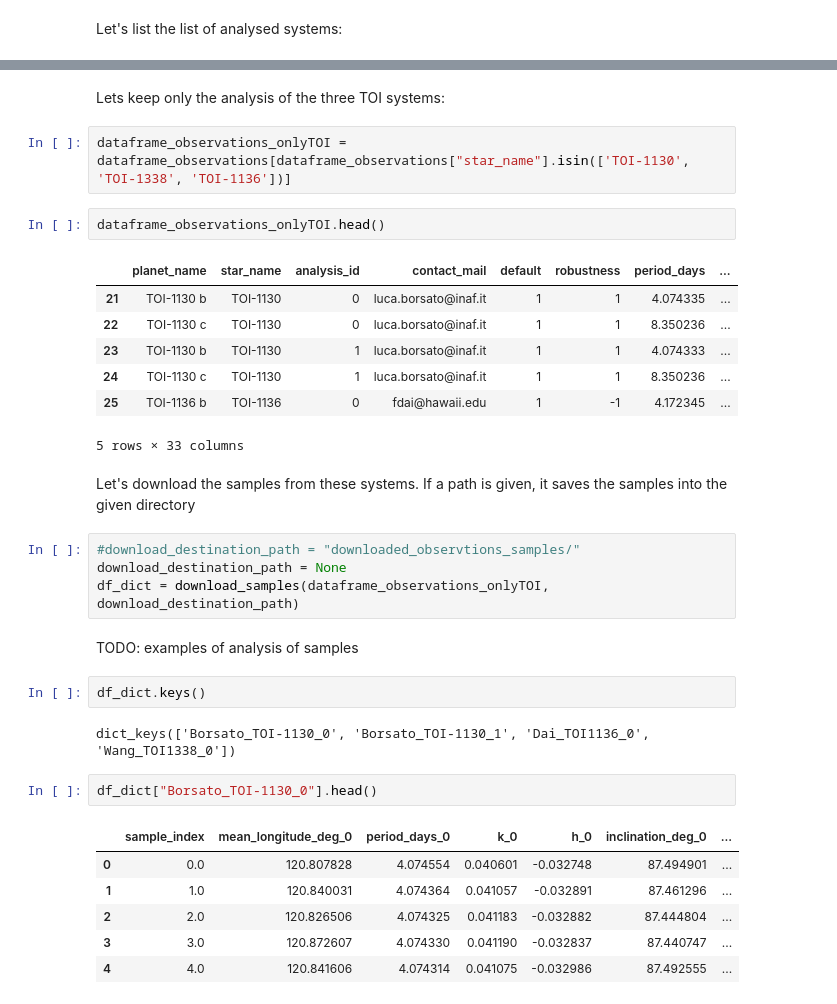
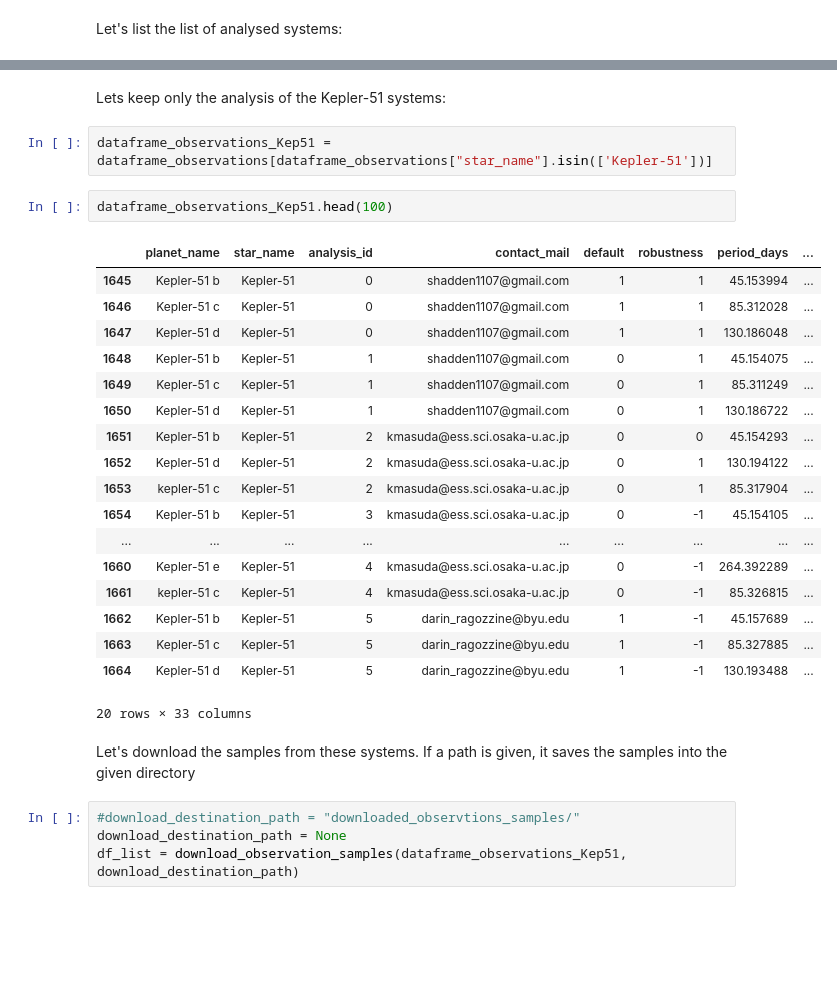
Before and after one commit to adleleu/resonantstate, a Jupyter notebook: nbs/notebook_observations.ipynb, the cells around one changed output, grey strips where cells are left out. Cells and saved outputs as stored; diff of their text form; blank space fills up the shorter version.

Commit message:
adapt the download function to the new format of the resonant state catalog, add file with metadata table entries and urls

```diff
--- a/nbs/notebook_observations.ipynb
+++ b/nbs/notebook_observations.ipynb
@@ -73,35 +76,31 @@ array(['TRAPPIST-1', 'Kepler-117', 'Kepler-419', 'WASP-148', 'WASP-47',
 # %% [markdown]
-Lets keep only the analysis of the three TOI systems:
+Lets keep only the analysis of the Kepler-51 systems:
-# %%
-dataframe_observations_onlyTOI = dataframe_observations[dataframe_observations["star_name"].isin(['TOI-1130', 'TOI-1338', 'TOI-1136'])]
-# %%
-dataframe_observations_onlyTOI.head()
-# %% [output]
-|  | planet_name | star_name | analysis_id | contact_mail | default | robustness | period_days | ... |
-| 21 | TOI-1130 b | TOI-1130 | 0 | luca.borsato@inaf.it | 1 | 1 | 4.074335 | ... |
-| 22 | TOI-1130 c | TOI-1130 | 0 | luca.borsato@inaf.it | 1 | 1 | 8.350236 | ... |
-| 23 | TOI-1130 b | TOI-1130 | 1 | luca.borsato@inaf.it | 1 | 1 | 4.074333 | ... |
-| 24 | TOI-1130 c | TOI-1130 | 1 | luca.borsato@inaf.it | 1 | 1 | 8.350236 | ... |
-| 25 | TOI-1136 b | TOI-1136 | 0 | fdai@hawaii.edu | 1 | -1 | 4.172345 | ... |
-5 rows × 33 columns
+# %%
+dataframe_observations_Kep51 = dataframe_observations[dataframe_observations["star_name"].isin(['Kepler-51'])]
+# %%
+dataframe_observations_Kep51.head(100)
+# %% [output]
+|  | planet_name | star_name | analysis_id | contact_mail | default | robustness | period_days | ... |
+| 1645 | Kepler-51 b | Kepler-51 | 0 | shadden1107@gmail.com | 1 | 1 | 45.153994 | ... |
+| 1646 | Kepler-51 c | Kepler-51 | 0 | shadden1107@gmail.com | 1 | 1 | 85.312028 | ... |
+| 1647 | Kepler-51 d | Kepler-51 | 0 | shadden1107@gmail.com | 1 | 1 | 130.186048 | ... |
+| 1648 | Kepler-51 b | Kepler-51 | 1 | shadden1107@gmail.com | 0 | 1 | 45.154075 | ... |
+| 1649 | Kepler-51 c | Kepler-51 | 1 | shadden1107@gmail.com | 0 | 1 | 85.311249 | ... |
+| 1650 | Kepler-51 d | Kepler-51 | 1 | shadden1107@gmail.com | 0 | 1 | 130.186722 | ... |
+| 1651 | Kepler-51 b | Kepler-51 | 2 | kmasuda@ess.sci.osaka-u.ac.jp | 0 | 0 | 45.154293 | ... |
+| 1652 | Kepler-51 d | Kepler-51 | 2 | kmasuda@ess.sci.osaka-u.ac.jp | 0 | 1 | 130.194122 | ... |
+| 1653 | kepler-51 c | Kepler-51 | 2 | kmasuda@ess.sci.osaka-u.ac.jp | 0 | 1 | 85.317904 | ... |
+| 1654 | Kepler-51 b | Kepler-51 | 3 | kmasuda@ess.sci.osaka-u.ac.jp | 0 | -1 | 45.154105 | ... |
+| ... | ... | ... | ... | ... | ... | ... | ... | ... |
+| 1660 | Kepler-51 e | Kepler-51 | 4 | kmasuda@ess.sci.osaka-u.ac.jp | 0 | -1 | 264.392289 | ... |
+| 1661 | kepler-51 c | Kepler-51 | 4 | kmasuda@ess.sci.osaka-u.ac.jp | 0 | -1 | 85.326815 | ... |
+| 1662 | Kepler-51 b | Kepler-51 | 5 | darin_ragozzine@byu.edu | 1 | -1 | 45.157689 | ... |
+| 1663 | Kepler-51 c | Kepler-51 | 5 | darin_ragozzine@byu.edu | 1 | -1 | 85.327885 | ... |
+| 1664 | Kepler-51 d | Kepler-51 | 5 | darin_ragozzine@byu.edu | 1 | -1 | 130.193488 | ... |
+20 rows × 33 columns
 # %% [markdown]
 Let's download the samples from these systems. If a path is given, it saves the samples into the given directory
 # %%
 #download_destination_path = "downloaded_observtions_samples/"
 download_destination_path = None
-df_dict = download_samples(dataframe_observations_onlyTOI, download_destination_path)
+df_list = download_observation_samples(dataframe_observations_Kep51, download_destination_path)
-# %% [markdown]
-TODO: examples of analysis of samples
-# %%
-df_dict.keys()
-# %% [output]
-dict_keys(['Borsato_TOI-1130_0', 'Borsato_TOI-1130_1', 'Dai_TOI1136_0', 'Wang_TOI1338_0'])
-# %%
-df_dict["Borsato_TOI-1130_0"].head()
-# %% [output]
-|  | sample_index | mean_longitude_deg_0 | period_days_0 | k_0 | h_0 | inclination_deg_0 | ... |
-| 0 | 0.0 | 120.807828 | 4.074554 | 0.040601 | -0.032748 | 87.494901 | ... |
-| 1 | 1.0 | 120.840031 | 4.074364 | 0.041057 | -0.032891 | 87.461296 | ... |
-| 2 | 2.0 | 120.826506 | 4.074325 | 0.041183 | -0.032882 | 87.444804 | ... |
-| 3 | 3.0 | 120.872607 | 4.074330 | 0.041190 | -0.032837 | 87.440747 | ... |
-| 4 | 4.0 | 120.841606 | 4.074314 | 0.041075 | -0.032986 | 87.492555 | ... |
```
Also changed, not shown: parts of 5 cells of this notebook, 3 other files.
